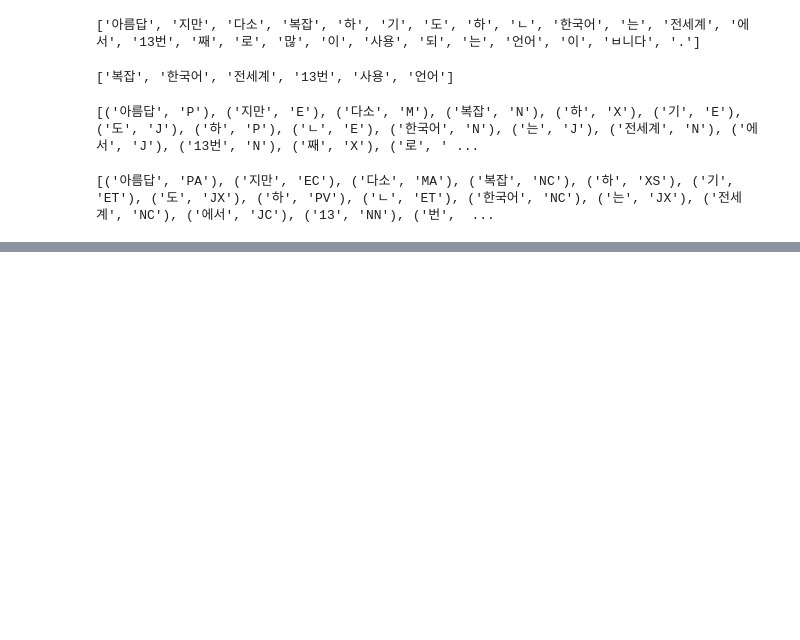
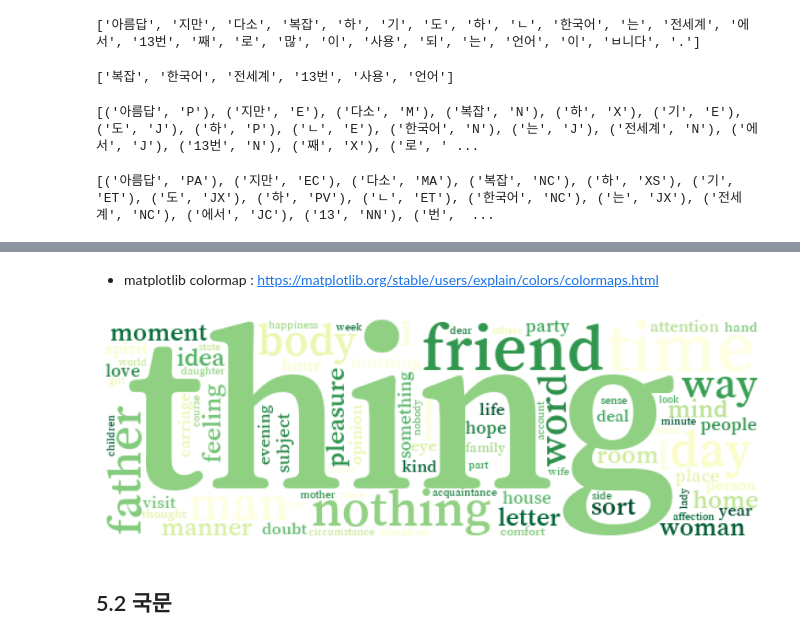
Before and after one commit to devna0111/ai_x, a Jupyter notebook: source/07_자연어처리/ch02_한글형태소분석_시각화.ipynb, the cells around one changed output, grey strips where cells are left out. Saved outputs shown, nothing was run; the diff lists cells and outputs as text; code cells hidden in the pictures; blank space fills up the shorter version.

```diff
--- a/source/07_자연어처리/ch02_한글형태소분석_시각화.ipynb
+++ b/source/07_자연어처리/ch02_한글형태소분석_시각화.ipynb
@@ -95,0 +347,22 @@ print(hannanum.pos(text, ntags=22))
+# %% [markdown]
+- matplotlib colormap : https://matplotlib.org/stable/users/explain/colors/colormaps.html
+# %%
+wordcloud = WordCloud(
+    font_path='font/Song_Myung/SongMyung-Regular.ttf',
+    width = 600, # 생성 이미지 가로(픽셀)
+    background_color='white', # 배경색
+    max_words=300, # 표시될 단어의 최대 개수
+    relative_scaling=0.5, # 단어 빈도에 따른 크기 차이 조정
+    colormap='YlGn',
+    max_font_size=1000, # 글씨 최대 사이즈
+    min_font_size= 10, # 글씨 최소 사이즈
+)
+wordcloud.generate(emma_noun)
+plt.figure(figsize=(10,8))
+plt.imshow(wordcloud)
+plt.axis(False)
+plt.show()
+# %% [output]
+[figure, added]
+# %% [markdown]
+## 5.2 국문
```
Also changed, not shown: parts of 70 cells of this notebook, 20 other files.
